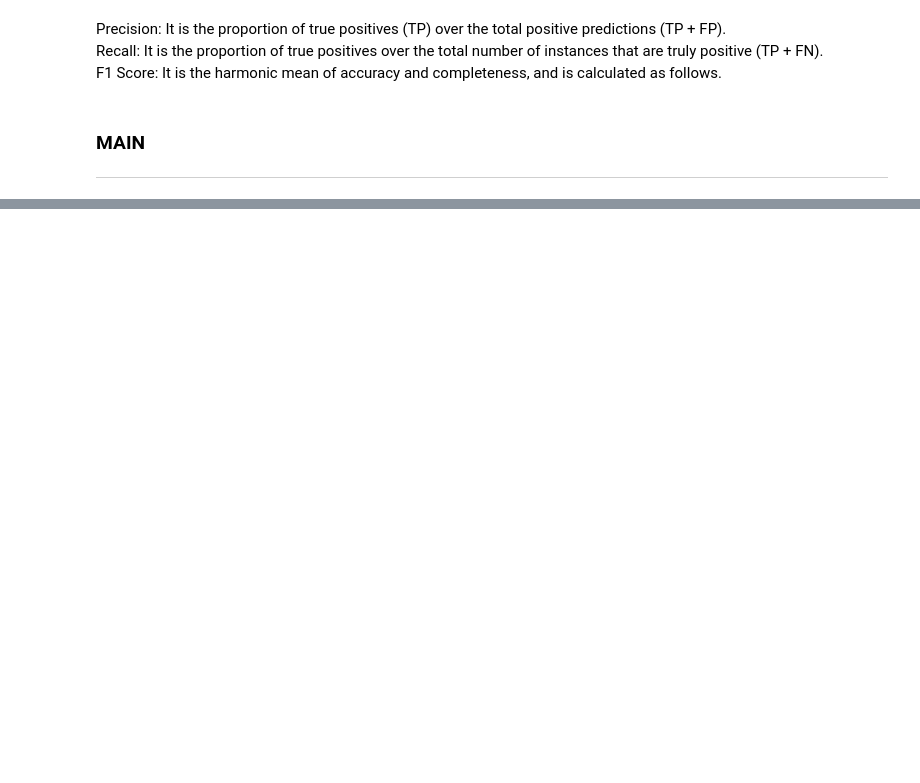
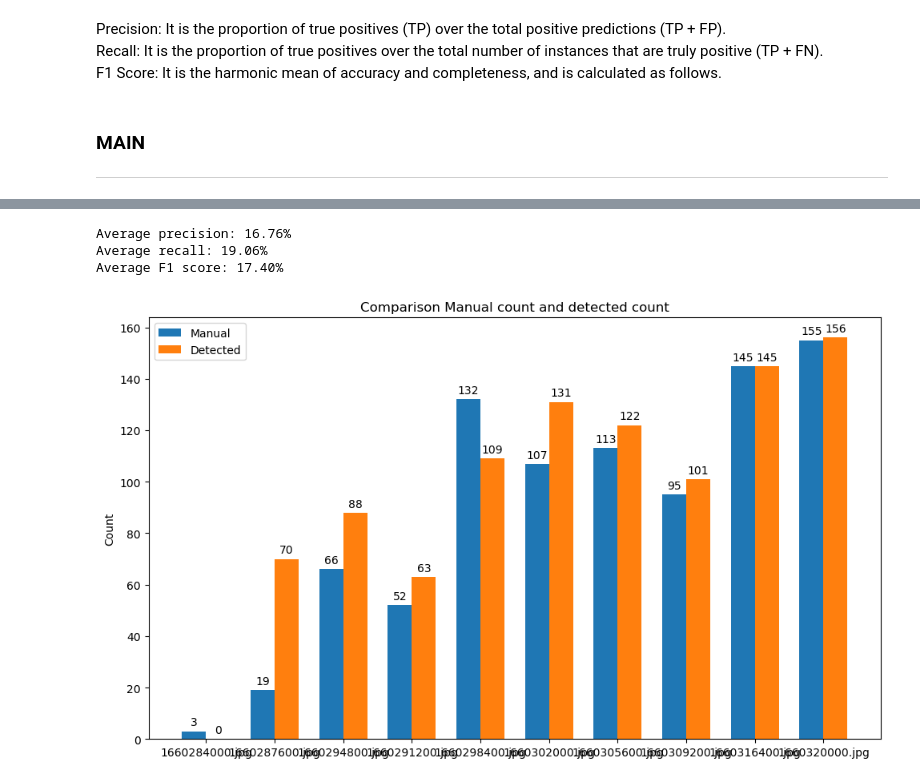
Before and after one commit to ufakz/crowd_counting, a Jupyter notebook: protoproject.ipynb, the cells around one changed output, grey strips where cells are left out. Drawn from its saved outputs; the diff is of its cells as text; code cells hidden in the pictures; blank space fills up the shorter version.

```diff
--- a/protoproject.ipynb
+++ b/protoproject.ipynb
@@ -248,7 +385,7 @@ def validation(manual_results, results):
         detected_count = result['count']
         detected_points = result['points']
         precision, recall, f1score=calculate_F1score_recall_precision(manual_points,detected_points)
-        mse=np.mean((manual_count - detected_count) ** 2)#sustraendo debe ser la predicción
+        mse= np.power(manual_count - detected_count, 2) #sustraendo debe ser la predicción
         comparison.append({
             'image': image_name,
             'manual_count': manual_count,
@@ -299,0 +440,64 @@ Notes:
+# %%
+recall = [comp['recall'] for comp in comparison]
+precision = [comp['precision'] for comp in comparison]
+f1score = [comp['f1score'] for comp in comparison]
+
+total_recall=0
+for item in recall:
+    total_recall+=item
+total_precision=0
+for item in precision:
+    total_precision+=item
+total_f1score=0
+for item in f1score:
+    total_f1score+=item
+
+print(f"Average precision: {(total_precision/len(precision)) * 100:.2f}%")
+print(f"Average recall: {(total_recall/len(recall)) * 100:.2f}%")
+print(f"Average F1 score: {(total_f1score/len(f1score)) * 100:.2f}%")
+# %% [output]
+Average precision: 16.76%
+Average recall: 19.06%
+Average F1 score: 17.40%
+# %%
+
+images = [item['image'] for item in comparison]
+manual_counts = [item['manual_count'] for item in comparison]
+detected_counts = [item['detected_count'] for item in comparison]
+
+
+x = np.arange(len(images))
+width = 0.35
+
+# Crear el gráfico
+fig, ax = plt.subplots(figsize=(10, 6))
+
+# Dibujar las barras
+rects1 = ax.bar(x - width/2, manual_counts, width, label='Manual')
+rects2 = ax.bar(x + width/2, detected_counts, width, label='Detected')
+
+# Personalizar el gráfico
+ax.set_ylabel('Count')
+ax.set_title('Comparison Manual count and detected count')
+ax.set_xticks(x)
+ax.set_xticklabels(images)
+ax.legend()
+
+# Añadir etiquetas de valor en las barras
+def autolabel(rects):
+    for rect in rects:
+        height = rect.get_height()
+        ax.annotate(f'{height}',
+                    xy=(rect.get_x() + rect.get_width() / 2, height),
+                    xytext=(0, 3),  # 3 puntos de desplazamiento vertical
+                    textcoords="offset points",
+                    ha='center', va='bottom')
+
+autolabel(rects1)
+autolabel(rects2)
+
+
+fig.tight_layout()
+plt.show()
+# %% [output]
+[figure, added]
```
Also changed, not shown: parts of 26 cells of this notebook.
